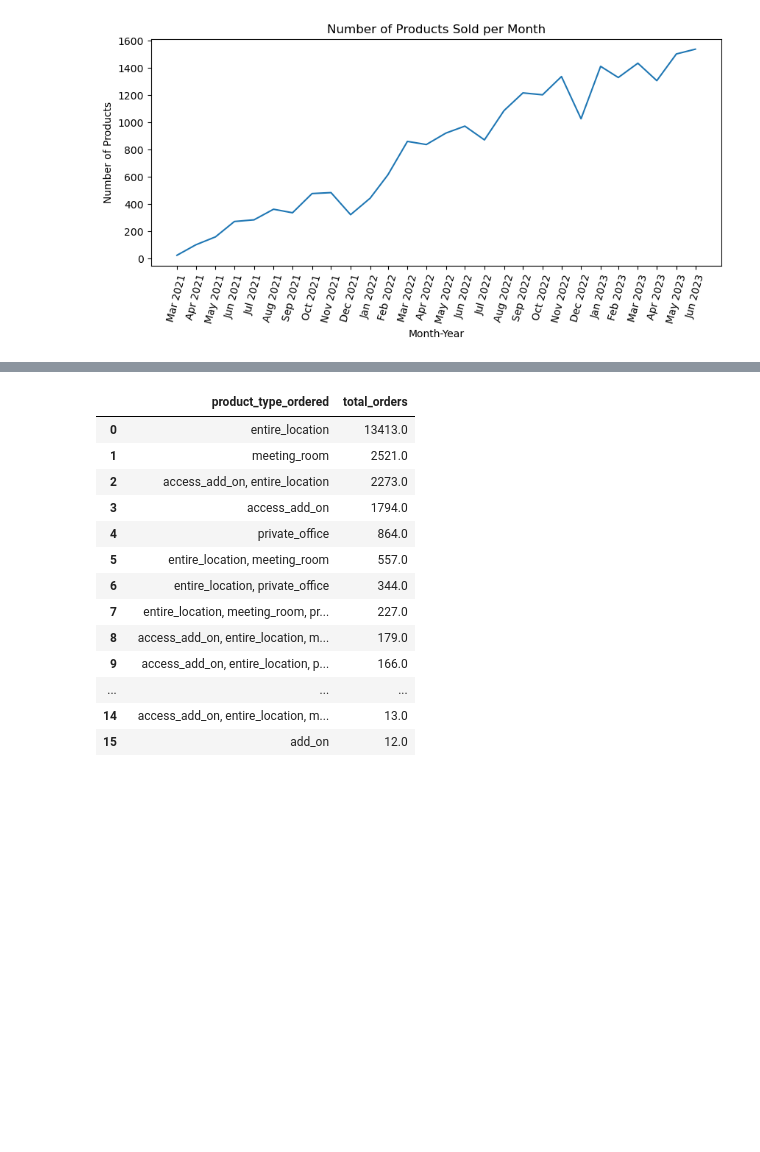
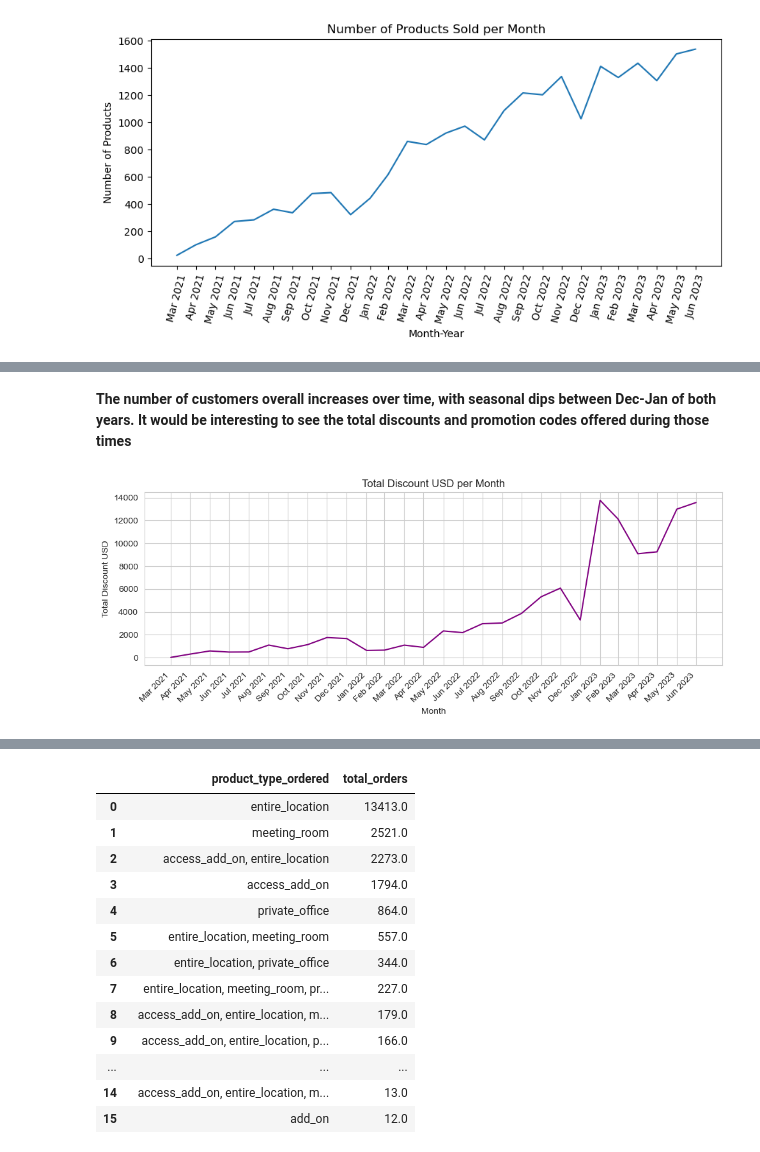
Before and after one commit to talnmizrachi/flexspace_proj, a Jupyter notebook: Flexspace_Customer_Analysis.ipynb, the cells around one changed output, grey strips where cells are left out. Drawn from its saved outputs; the diff is of its cells as text; code cells hidden in the pictures; blank space fills up the shorter version.

```diff
--- a/Flexspace_Customer_Analysis.ipynb
+++ b/Flexspace_Customer_Analysis.ipynb
@@ -737,0 +777,20 @@ plt.show()
+# %% [markdown]
+**The number of customers overall increases over time, with seasonal dips between Dec-Jan of both years. It would be interesting to see the total discounts and promotion codes offered during those times**
+# %%
+#Discounts Over Time
+
+discount_over_time_df = filtered_df.resample('M', on='date').discounted_amount_usd.sum()
+discount_over_time_df = discount_over_time_df.reset_index()
+discount_over_time_df.columns = ['Month', 'total_discount_usd']
+plt.figure(figsize=(10, 4))
+sns.lineplot(x=discount_over_time_df['Month'], y=discount_over_time_df['total_discount_usd'], color = 'Purple')
+
+# Set the chart title and axis labels
+plt.title('Total Discount USD per Month')
+plt.xlabel('Month')
+plt.ylabel('Total Discount USD')
+plt.xticks(discount_over_time_df['Month'], discount_over_time_df['Month'].dt.strftime('%b %Y'), rotation=45, ha='right')
+plt.tight_layout()
+plt.show()
+# %% [output]
+[figure, added]
```
Also changed, not shown: parts of 29 cells of this notebook.
